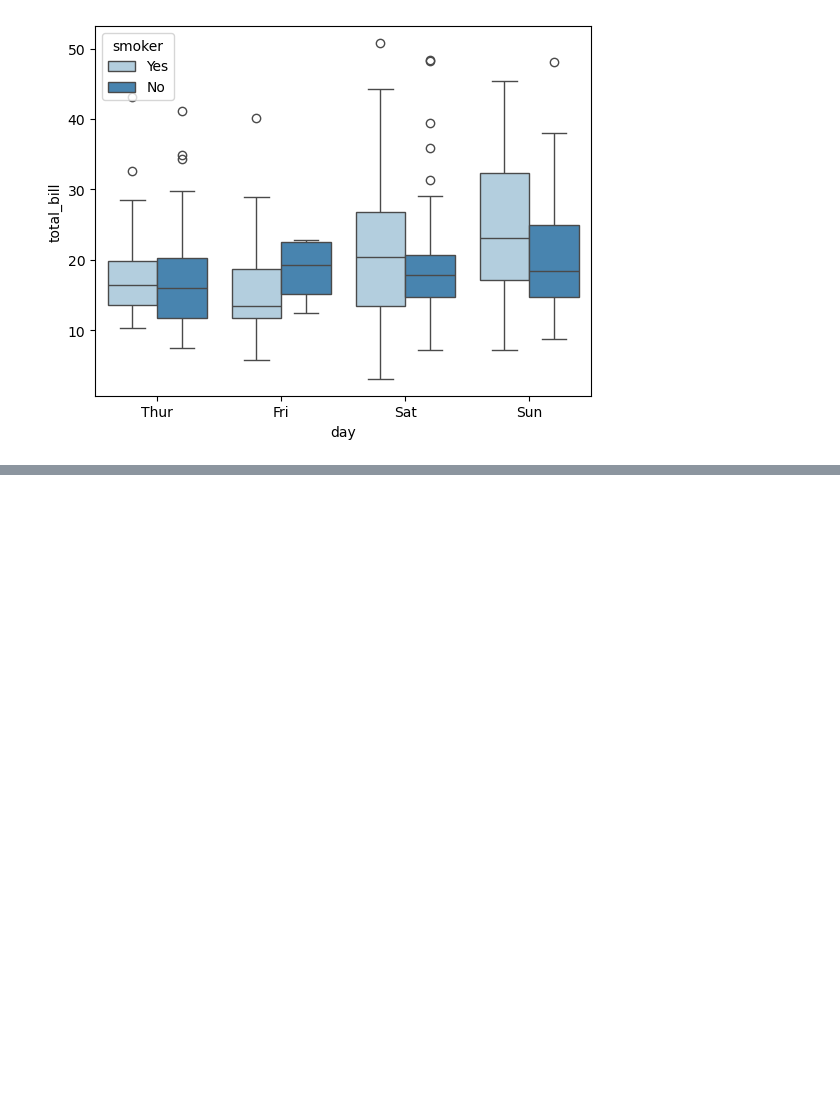
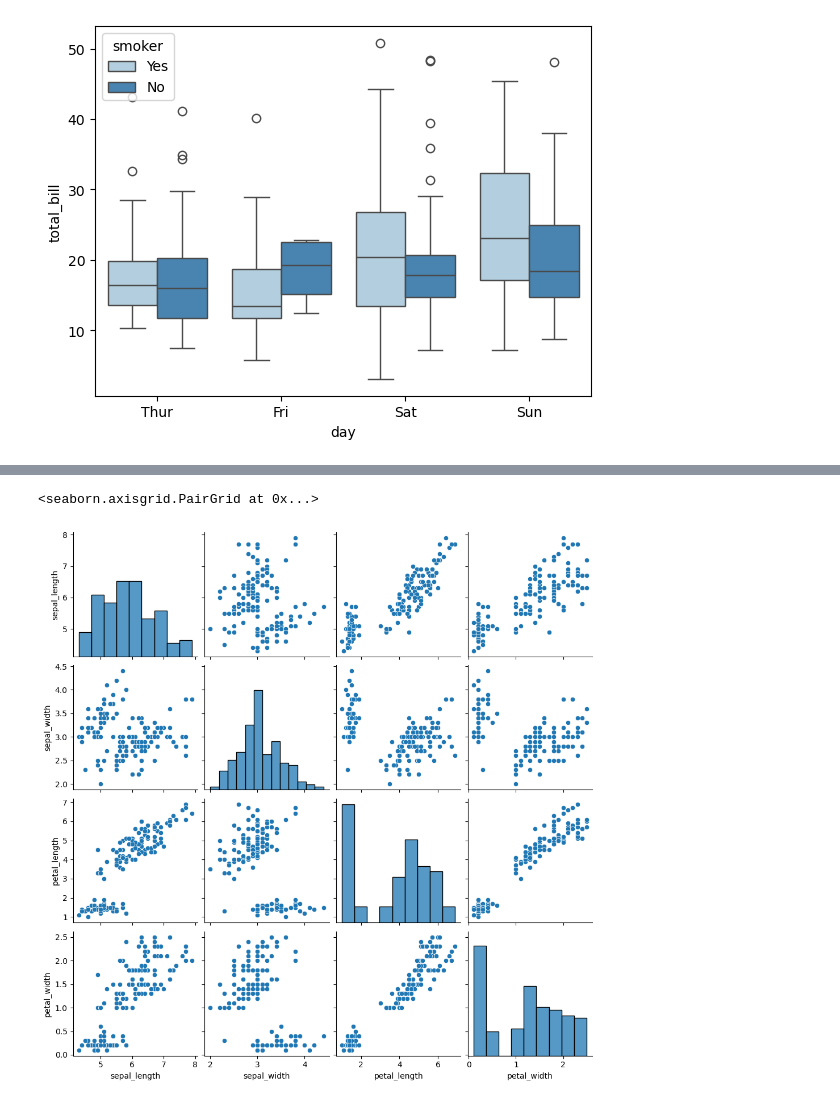
Before and after one commit to Sakib-Hasan3/Machine-Learning-Roadmap, a Jupyter notebook: Machine_learning/tutorial 9/seaborn.ipynb, the cells around one changed output, grey strips where cells are left out. Cells and saved outputs as stored; diff of their text form; code cells hidden in the pictures; blank space fills up the shorter version.

```diff
--- a/Machine_learning/tutorial 9/seaborn.ipynb
+++ b/Machine_learning/tutorial 9/seaborn.ipynb
@@ -156,0 +225,3 @@ plt.show()
+# %%
+df=sns.load_dataset('iris')
+df.head()
@@ -156,0 +235,5 @@ plt.show()
+# %%
+sns.pairplot(df)
+# %% [output]
+<seaborn.axisgrid.PairGrid at 0x...>
+[figure, added]
```
Also changed, not shown: parts of 29 cells of this notebook.
